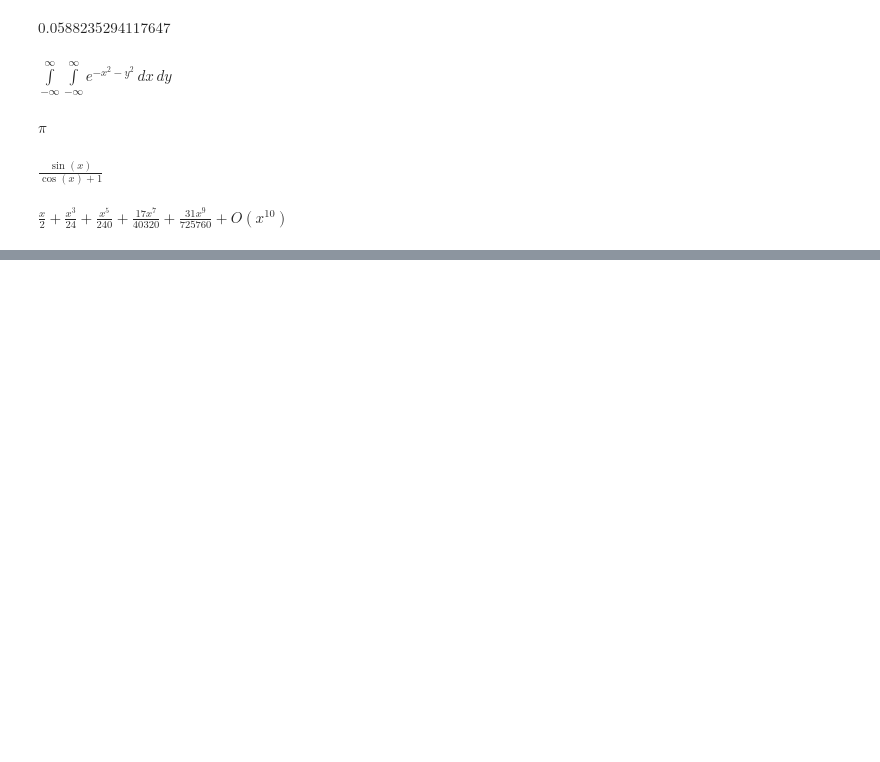
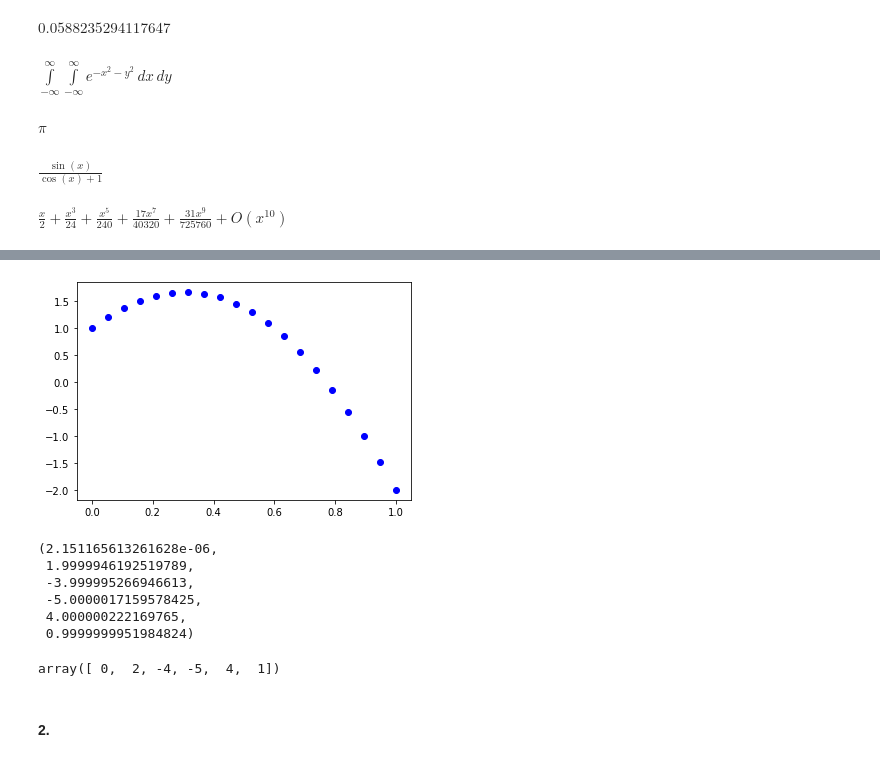
Before and after one commit to angelacpd/Scientific_Python, a Jupyter notebook: Lecture_5.ipynb, the cells around one changed output, grey strips where cells are left out. Cells and saved outputs as stored; diff of their text form; code cells hidden in the pictures; blank space fills up the shorter version.

```diff
--- a/Lecture_5.ipynb
+++ b/Lecture_5.ipynb
@@ -596,0 +701,7 @@ $\displaystyle \frac{x}{2} + \frac{x^{3}}{24} + \frac{x^{5}}{240} + \frac{17 x^{
+# %%
+# Sampling the interval [0, 1]
+s = np.linspace(0,1,20)
+q = h(s)
+plt.plot(s, q,'bo');
+# %% [output]
+[figure, added]
@@ -596,0 +712,18 @@ $\displaystyle \frac{x}{2} + \frac{x^{3}}{24} + \frac{x^{5}}{240} + \frac{17 x^{
+# %%
+# Compute the coeficients of a polynomial of order 5 to fit the curve above
+# Compare the coeficients with the original expr
+((a5,a4,a3,a2,a1,a0),_) = optimize.curve_fit(poly_5,s,q,(0,0,0,0,0,0))
+a5,a4,a3,a2,a1,a0
+# %% [output]
+(2.151165613261628e-06,
+ 1.9999946192519789,
+ -3.999995266946613,
+ -5.0000017159578425,
+ 4.000000222169765,
+ 0.9999999951984824)
+# %%
+coef[1,:]
+# %% [output]
+array([ 0,  2, -4, -5,  4,  1])
+# %% [markdown]
+#### 2.
```
Also changed, not shown: parts of 31 cells of this notebook.
